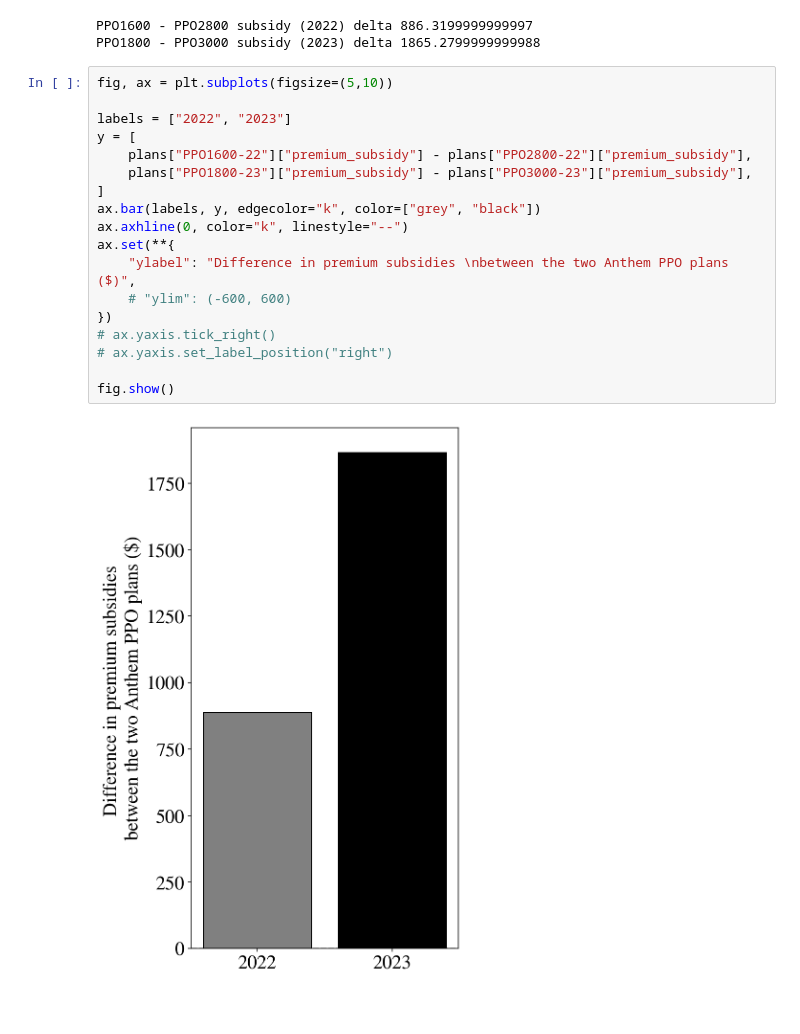
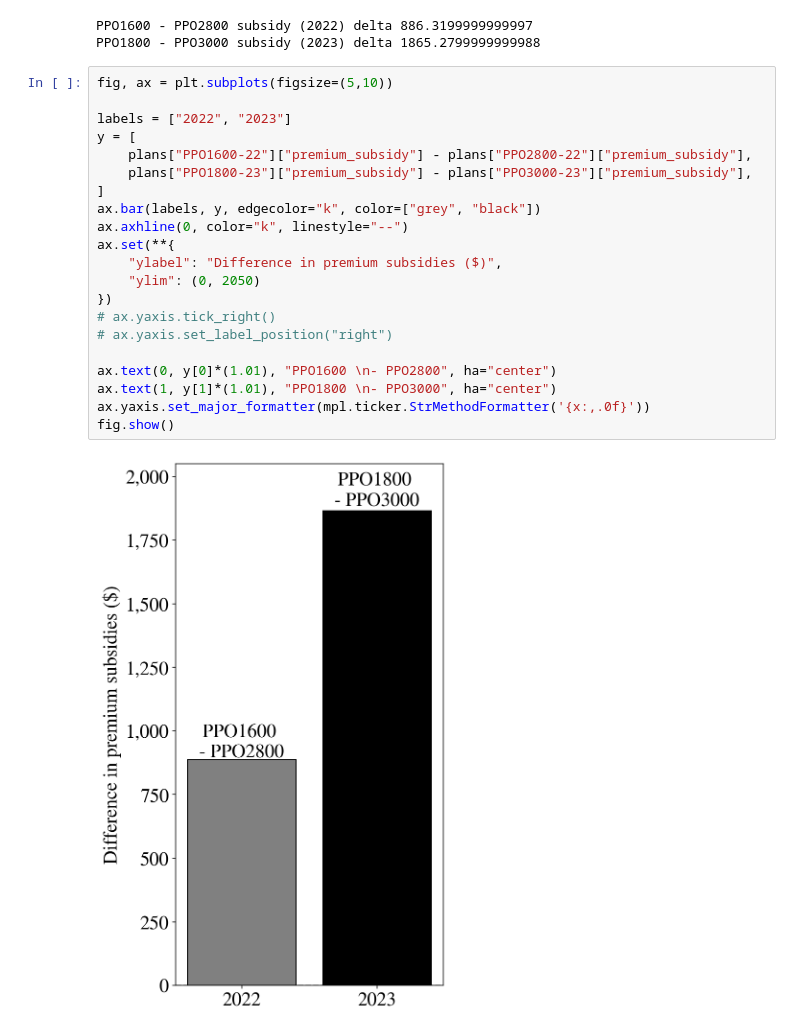
Before and after one commit to sbooeshaghi/health-insurance, a Jupyter notebook: healthcare_costs.ipynb, the cells around one changed output. Saved outputs shown, nothing was run; the diff lists cells and outputs as text; blank space fills up the shorter version.

```diff
--- a/healthcare_costs.ipynb
+++ b/healthcare_costs.ipynb
@@ -865,20 +887,23 @@ PPO1800 - PPO3000 subsidy (2023) delta 1865.2799999999988
 # %%
 fig, ax = plt.subplots(figsize=(5,10))
 
 labels = ["2022", "2023"]
 y = [
     plans["PPO1600-22"]["premium_subsidy"] - plans["PPO2800-22"]["premium_subsidy"],
     plans["PPO1800-23"]["premium_subsidy"] - plans["PPO3000-23"]["premium_subsidy"],
 ]
 ax.bar(labels, y, edgecolor="k", color=["grey", "black"])
 ax.axhline(0, color="k", linestyle="--")
 ax.set(**{
-    "ylabel": "Difference in premium subsidies \nbetween the two Anthem PPO plans ($)",
-    # "ylim": (-600, 600)
+    "ylabel": "Difference in premium subsidies ($)",
+    "ylim": (0, 2050)
 })
 # ax.yaxis.tick_right()
 # ax.yaxis.set_label_position("right")
 
+ax.text(0, y[0]*(1.01), "PPO1600 \n- PPO2800", ha="center")
+ax.text(1, y[1]*(1.01), "PPO1800 \n- PPO3000", ha="center")
+ax.yaxis.set_major_formatter(mpl.ticker.StrMethodFormatter('{x:,.0f}'))
 fig.show()
 # %% [output]
-[figure, old version]
+[figure, new version]
```
Also changed, not shown: parts of 1 cell of this notebook.
